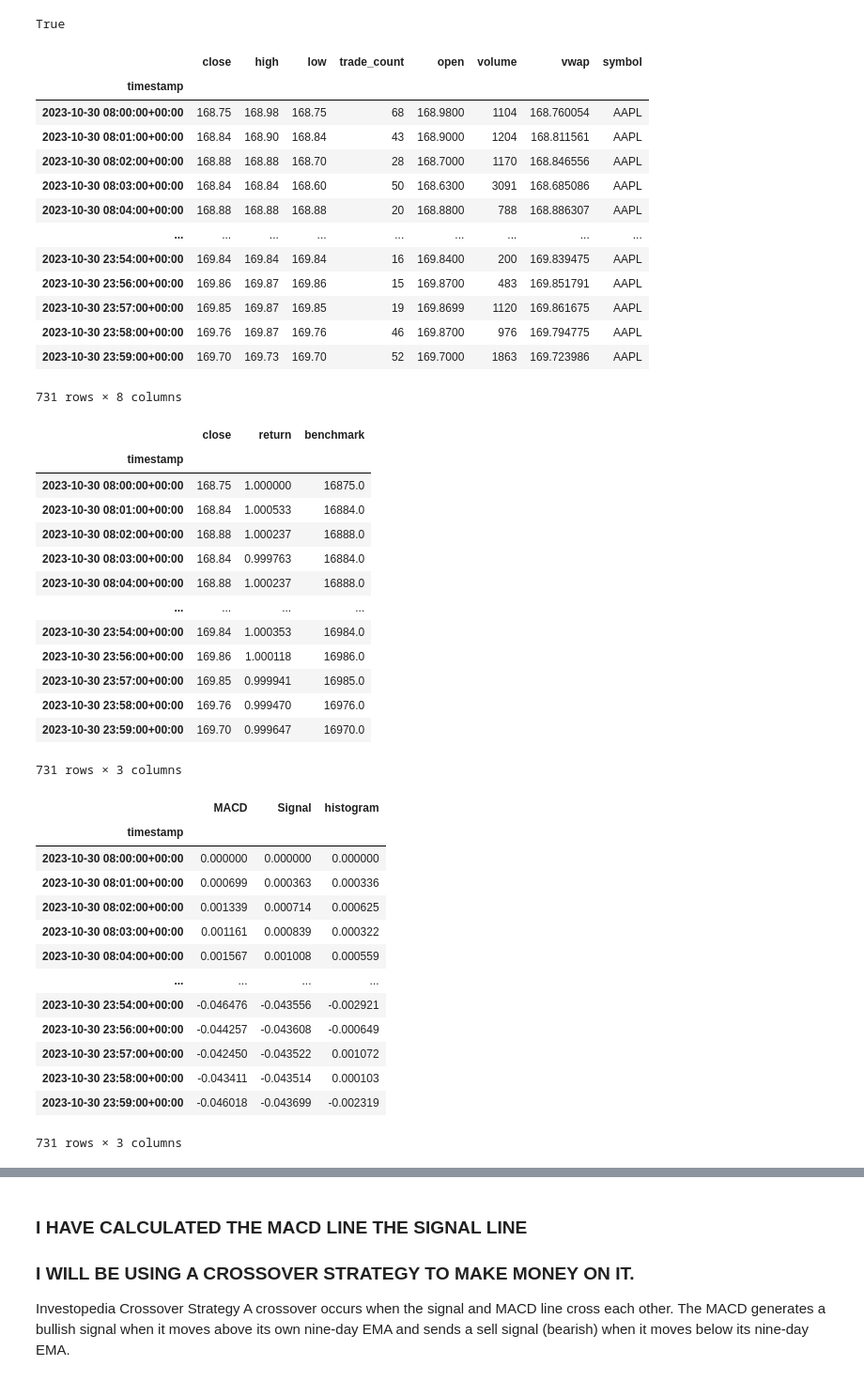
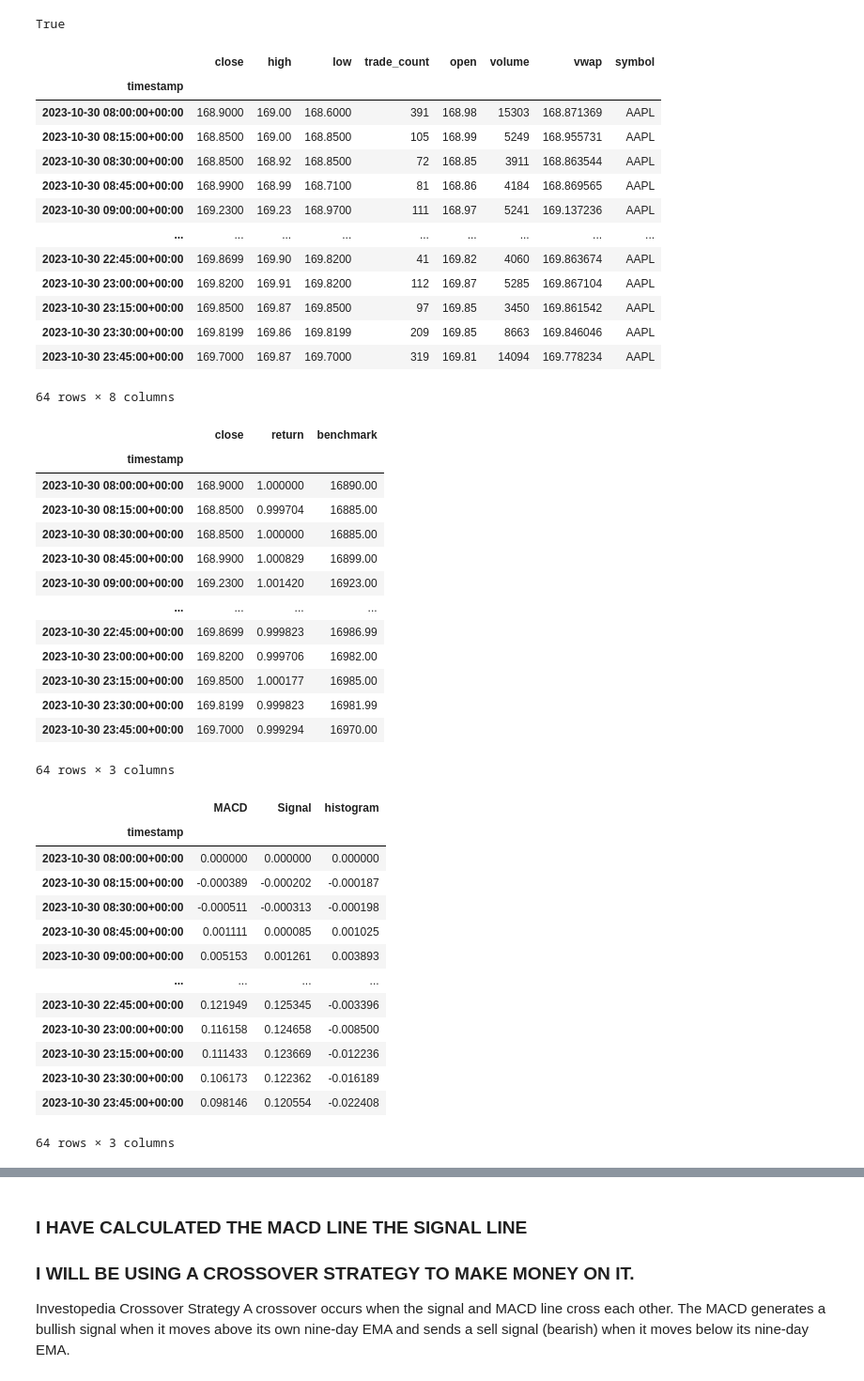
Before and after one commit to harithmd1/project1_group2, a Jupyter notebook: Momentum_MACD_Michael.ipynb, the cells around one changed output, grey strips where cells are left out. Shown at 94% size. Drawn from its saved outputs; the diff is of its cells as text; code cells hidden in the pictures.

```diff
--- a/Momentum_MACD_Michael.ipynb
+++ b/Momentum_MACD_Michael.ipynb
@@ -26,40 +25,34 @@ alpaca=tradeapi.REST(
     api_version='v2'
 )
 # %%
-# Format current date as ISO format
+# Define Variables for Alpaca
 start_time=pd.Timestamp('2023-10-30', tz='America/New_York').isoformat()
 end_time=pd.Timestamp('2023-10-31', tz='America/New_York').isoformat()
-
-# Set the tickers
 tickers = ["AAPL"]
-
-# Set timeframe to "1Minute" for Alpaca API
-timeframe = "1Min"
-
+timeframe = "15min"
 # Get current closing prices for AAPL and SP500
 df_tickers=alpaca.get_bars(
     tickers,
     timeframe,
     start=start_time,
     end=end_time
 ).df
-
 df_tickers
 # %% [output]
 |  | close | high | low | trade_count | open | volume | vwap | symbol |
 | timestamp |  |  |  |  |  |  |  |  |
-| 2023-10-30 08:00:00+00:00 | 168.75 | 168.98 | 168.75 | 68 | 168.9800 | 1104 | 168.760054 | AAPL |
-| 2023-10-30 08:01:00+00:00 | 168.84 | 168.90 | 168.84 | 43 | 168.9000 | 1204 | 168.811561 | AAPL |
-| 2023-10-30 08:02:00+00:00 | 168.88 | 168.88 | 168.70 | 28 | 168.7000 | 1170 | 168.846556 | AAPL |
-| 2023-10-30 08:03:00+00:00 | 168.84 | 168.84 | 168.60 | 50 | 168.6300 | 3091 | 168.685086 | AAPL |
-| 2023-10-30 08:04:00+00:00 | 168.88 | 168.88 | 168.88 | 20 | 168.8800 | 788 | 168.886307 | AAPL |
+| 2023-10-30 08:00:00+00:00 | 168.9000 | 169.00 | 168.6000 | 391 | 168.98 | 15303 | 168.871369 | AAPL |
+| 2023-10-30 08:15:00+00:00 | 168.8500 | 169.00 | 168.8500 | 105 | 168.99 | 5249 | 168.955731 | AAPL |
+| 2023-10-30 08:30:00+00:00 | 168.8500 | 168.92 | 168.8500 | 72 | 168.85 | 3911 | 168.863544 | AAPL |
+| 2023-10-30 08:45:00+00:00 | 168.9900 | 168.99 | 168.7100 | 81 | 168.86 | 4184 | 168.869565 | AAPL |
+| 2023-10-30 09:00:00+00:00 | 169.2300 | 169.23 | 168.9700 | 111 | 168.97 | 5241 | 169.137236 | AAPL |
 | ... | ... | ... | ... | ... | ... | ... | ... | ... |
-| 2023-10-30 23:54:00+00:00 | 169.84 | 169.84 | 169.84 | 16 | 169.8400 | 200 | 169.839475 | AAPL |
-| 2023-10-30 23:56:00+00:00 | 169.86 | 169.87 | 169.86 | 15 | 169.8700 | 483 | 169.851791 | AAPL |
-| 2023-10-30 23:57:00+00:00 | 169.85 | 169.87 | 169.85 | 19 | 169.8699 | 1120 | 169.861675 | AAPL |
-| 2023-10-30 23:58:00+00:00 | 169.76 | 169.87 | 169.76 | 46 | 169.8700 | 976 | 169.794775 | AAPL |
-| 2023-10-30 23:59:00+00:00 | 169.70 | 169.73 | 169.70 | 52 | 169.7000 | 1863 | 169.723986 | AAPL |
+| 2023-10-30 22:45:00+00:00 | 169.8699 | 169.90 | 169.8200 | 41 | 169.82 | 4060 | 169.863674 | AAPL |
+| 2023-10-30 23:00:00+00:00 | 169.8200 | 169.91 | 169.8200 | 112 | 169.87 | 5285 | 169.867104 | AAPL |
+| 2023-10-30 23:15:00+00:00 | 169.8500 | 169.87 | 169.8500 | 97 | 169.85 | 3450 | 169.861542 | AAPL |
+| 2023-10-30 23:30:00+00:00 | 169.8199 | 169.86 | 169.8199 | 209 | 169.85 | 8663 | 169.846046 | AAPL |
+| 2023-10-30 23:45:00+00:00 | 169.7000 | 169.87 | 169.7000 | 319 | 169.81 | 14094 | 169.778234 | AAPL |
-731 rows × 8 columns
+64 rows × 8 columns
 # %%
 # Defining variables
 shares = 100
@@ -76,18 +69,18 @@ df_tickers
 # %% [output]
 |  | close | return | benchmark |
 | timestamp |  |  |  |
-| 2023-10-30 08:00:00+00:00 | 168.75 | 1.000000 | 16875.0 |
-| 2023-10-30 08:01:00+00:00 | 168.84 | 1.000533 | 16884.0 |
-| 2023-10-30 08:02:00+00:00 | 168.88 | 1.000237 | 16888.0 |
-| 2023-10-30 08:03:00+00:00 | 168.84 | 0.999763 | 16884.0 |
-| 2023-10-30 08:04:00+00:00 | 168.88 | 1.000237 | 16888.0 |
+| 2023-10-30 08:00:00+00:00 | 168.9000 | 1.000000 | 16890.00 |
+| 2023-10-30 08:15:00+00:00 | 168.8500 | 0.999704 | 16885.00 |
+| 2023-10-30 08:30:00+00:00 | 168.8500 | 1.000000 | 16885.00 |
+| 2023-10-30 08:45:00+00:00 | 168.9900 | 1.000829 | 16899.00 |
+| 2023-10-30 09:00:00+00:00 | 169.2300 | 1.001420 | 16923.00 |
 | ... | ... | ... | ... |
-| 2023-10-30 23:54:00+00:00 | 169.84 | 1.000353 | 16984.0 |
-| 2023-10-30 23:56:00+00:00 | 169.86 | 1.000118 | 16986.0 |
-| 2023-10-30 23:57:00+00:00 | 169.85 | 0.999941 | 16985.0 |
-| 2023-10-30 23:58:00+00:00 | 169.76 | 0.999470 | 16976.0 |
-| 2023-10-30 23:59:00+00:00 | 169.70 | 0.999647 | 16970.0 |
+| 2023-10-30 22:45:00+00:00 | 169.8699 | 0.999823 | 16986.99 |
+| 2023-10-30 23:00:00+00:00 | 169.8200 | 0.999706 | 16982.00 |
+| 2023-10-30 23:15:00+00:00 | 169.8500 | 1.000177 | 16985.00 |
+| 2023-10-30 23:30:00+00:00 | 169.8199 | 0.999823 | 16981.99 |
+| 2023-10-30 23:45:00+00:00 | 169.7000 | 0.999294 | 16970.00 |
-731 rows × 3 columns
+64 rows × 3 columns
 # %%
 ### Creating new Dataframe for MACD calculations
 df_macd = pd.DataFrame()
@@ -99,16 +92,16 @@ df_macd
 |  | MACD | Signal | histogram |
 | timestamp |  |  |  |
 | 2023-10-30 08:00:00+00:00 | 0.000000 | 0.000000 | 0.000000 |
-| 2023-10-30 08:01:00+00:00 | 0.000699 | 0.000363 | 0.000336 |
-| 2023-10-30 08:02:00+00:00 | 0.001339 | 0.000714 | 0.000625 |
-| 2023-10-30 08:03:00+00:00 | 0.001161 | 0.000839 | 0.000322 |
-| 2023-10-30 08:04:00+00:00 | 0.001567 | 0.001008 | 0.000559 |
+| 2023-10-30 08:15:00+00:00 | -0.000389 | -0.000202 | -0.000187 |
+| 2023-10-30 08:30:00+00:00 | -0.000511 | -0.000313 | -0.000198 |
+| 2023-10-30 08:45:00+00:00 | 0.001111 | 0.000085 | 0.001025 |
+| 2023-10-30 09:00:00+00:00 | 0.005153 | 0.001261 | 0.003893 |
 | ... | ... | ... | ... |
-| 2023-10-30 23:54:00+00:00 | -0.046476 | -0.043556 | -0.002921 |
-| 2023-10-30 23:56:00+00:00 | -0.044257 | -0.043608 | -0.000649 |
-| 2023-10-30 23:57:00+00:00 | -0.042450 | -0.043522 | 0.001072 |
-| 2023-10-30 23:58:00+00:00 | -0.043411 | -0.043514 | 0.000103 |
-| 2023-10-30 23:59:00+00:00 | -0.046018 | -0.043699 | -0.002319 |
+| 2023-10-30 22:45:00+00:00 | 0.121949 | 0.125345 | -0.003396 |
+| 2023-10-30 23:00:00+00:00 | 0.116158 | 0.124658 | -0.008500 |
+| 2023-10-30 23:15:00+00:00 | 0.111433 | 0.123669 | -0.012236 |
+| 2023-10-30 23:30:00+00:00 | 0.106173 | 0.122362 | -0.016189 |
+| 2023-10-30 23:45:00+00:00 | 0.098146 | 0.120554 | -0.022408 |
-731 rows × 3 columns
+64 rows × 3 columns
 # %%
 ### Plotting Close price
```
Also changed, not shown: parts of 4 cells of this notebook.
